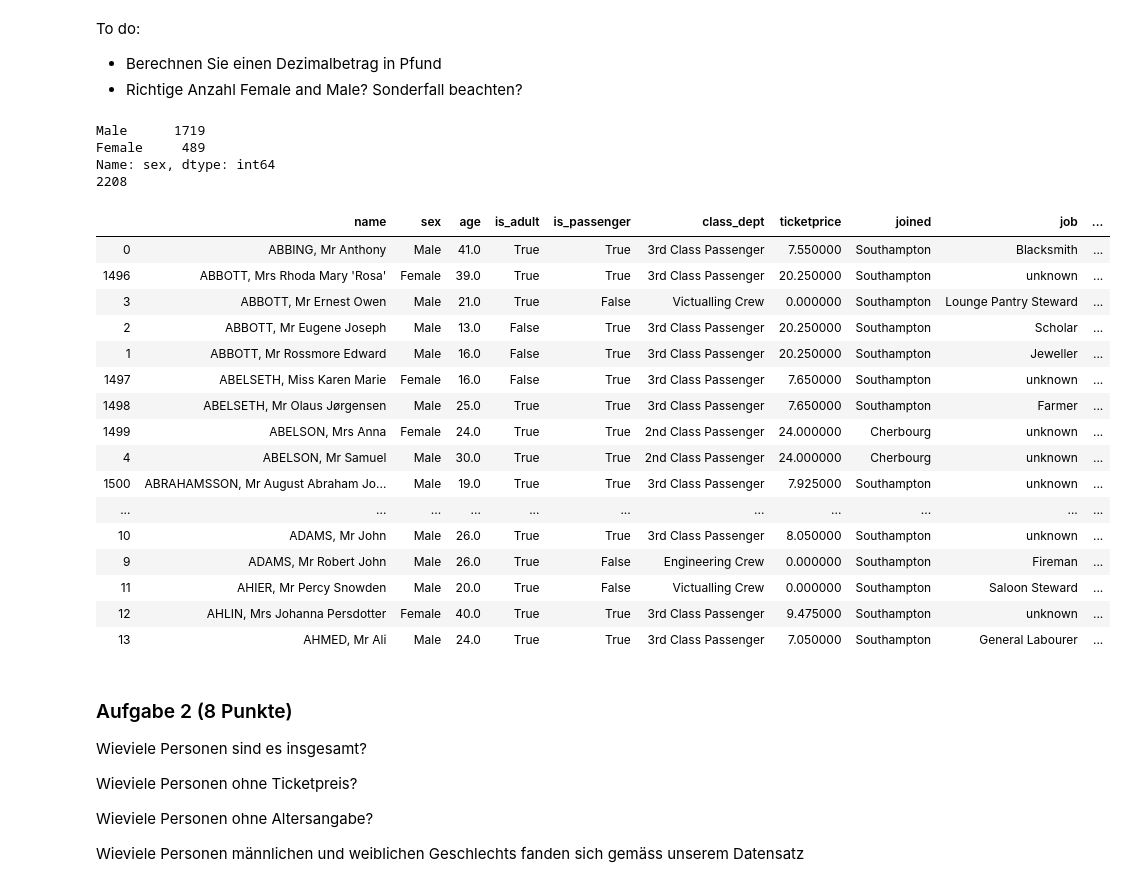
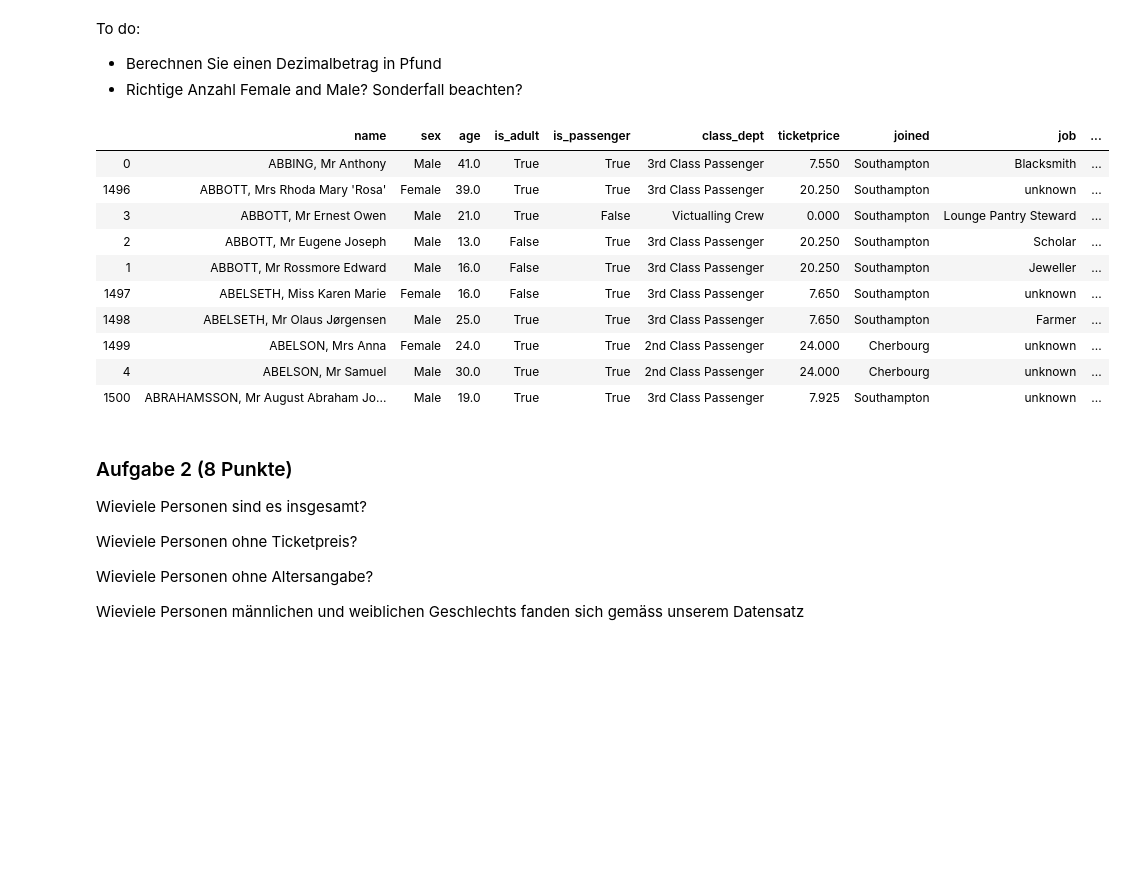
Before and after one commit to JuliaLauraMueller/dsp_hs2019, a Jupyter notebook: assignments/assignment11/exercise11.ipynb, the cells around one changed output. Cells and saved outputs as stored; diff of their text form; code cells hidden in the pictures; blank space fills up the shorter version.

```diff
--- a/assignments/assignment11/exercise11.ipynb
+++ b/assignments/assignment11/exercise11.ipynb
@@ -124,7 +109,6 @@ def cleanFile(df_1, df_2):
 
 
     # Calculate a decimal amount in pounds
-    #result_df['ticketprice'] = result_df['ticketprice'].str.replace('£|s|d', '')
     result_df.insert(4, 'pound', np.NaN)
     result_df.insert(5, 'shilling', np.NaN)
     result_df.insert(6, 'pence', np.NaN)
@@ -138,8 +122,6 @@ def cleanFile(df_1, df_2):
     result_df = result_df.fillna(value=values)
 
     result_df['ticketprice'] = result_df['pound'].astype('float64') + result_df['shilling'].astype('float64') / 20 + result_df['pence'].astype('float64') / 240
-
-
 
     #clean Age column with years (m=months)
     result_Age = result_df.loc[result_df['age'].str.contains('m') == True, ['age']] = round((1/12) * result_df['age'].str.split('m').str[0].astype('float64'), 1)
@@ -180,37 +162,27 @@ def cleanFile(df_1, df_2):
 
     # sort dataframe --> familyname
     cleaned_result_df = result_df.sort_values(by=['name'], ascending=True)
-    #cleaned_result_df.to_csv('titanic.csv')
-    print(cleaned_result_df['sex'].value_counts())
-    print(len(cleaned_result_df))
+    cleaned_result_df.to_csv('titanic.csv')
+    #print(cleaned_result_df['sex'].value_counts())
+    #print(len(cleaned_result_df))
 
 
     return cleaned_result_df
 # %%
 titanic_df = cleanFile(titanic_victims_df, titanic_survivors_df)
-titanic_df.head(20)
+titanic_df.head(10)
 # %% [output]
-Male      1719
-Female     489
-Name: sex, dtype: int64
-2208
 |  | name | sex | age | is_adult | is_passenger | class_dept | ticketprice | joined | job | ... |
-| 0 | ABBING, Mr Anthony | Male | 41.0 | True | True | 3rd Class Passenger | 7.550000 | Southampton | Blacksmith | ... |
-| 1496 | ABBOTT, Mrs Rhoda Mary 'Rosa' | Female | 39.0 | True | True | 3rd Class Passenger | 20.250000 | Southampton | unknown | ... |
-| 3 | ABBOTT, Mr Ernest Owen | Male | 21.0 | True | False | Victualling Crew | 0.000000 | Southampton | Lounge Pantry Steward | ... |
-| 2 | ABBOTT, Mr Eugene Joseph | Male | 13.0 | False | True | 3rd Class Passenger | 20.250000 | Southampton | Scholar | ... |
-| 1 | ABBOTT, Mr Rossmore Edward | Male | 16.0 | False | True | 3rd Class Passenger | 20.250000 | Southampton | Jeweller | ... |
-| 1497 | ABELSETH, Miss Karen Marie | Female | 16.0 | False | True | 3rd Class Passenger | 7.650000 | Southampton | unknown | ... |
-| 1498 | ABELSETH, Mr Olaus Jørgensen | Male | 25.0 | True | True | 3rd Class Passenger | 7.650000 | Southampton | Farmer | ... |
-| 1499 | ABELSON, Mrs Anna | Female | 24.0 | True | True | 2nd Class Passenger | 24.000000 | Cherbourg | unknown | ... |
-| 4 | ABELSON, Mr Samuel | Male | 30.0 | True | True | 2nd Class Passenger | 24.000000 | Cherbourg | unknown | ... |
-| 1500 | ABRAHAMSSON, Mr August Abraham Jo... | Male | 19.0 | True | True | 3rd Class Passenger | 7.925000 | Southampton | unknown | ... |
-| ... | ... | ... | ... | ... | ... | ... | ... | ... | ... | ... |
-| 10 | ADAMS, Mr John | Male | 26.0 | True | True | 3rd Class Passenger | 8.050000 | Southampton | unknown | ... |
-| 9 | ADAMS, Mr Robert John | Male | 26.0 | True | False | Engineering Crew | 0.000000 | Southampton | Fireman | ... |
-| 11 | AHIER, Mr Percy Snowden | Male | 20.0 | True | False | Victualling Crew | 0.000000 | Southampton | Saloon Steward | ... |
-| 12 | AHLIN, Mrs Johanna Persdotter | Female | 40.0 | True | True | 3rd Class Passenger | 9.475000 | Southampton | unknown | ... |
-| 13 | AHMED, Mr Ali | Male | 24.0 | True | True | 3rd Class Passenger | 7.050000 | Southampton | General Labourer | ... |
+| 0 | ABBING, Mr Anthony | Male | 41.0 | True | True | 3rd Class Passenger | 7.550 | Southampton | Blacksmith | ... |
+| 1496 | ABBOTT, Mrs Rhoda Mary 'Rosa' | Female | 39.0 | True | True | 3rd Class Passenger | 20.250 | Southampton | unknown | ... |
+| 3 | ABBOTT, Mr Ernest Owen | Male | 21.0 | True | False | Victualling Crew | 0.000 | Southampton | Lounge Pantry Steward | ... |
+| 2 | ABBOTT, Mr Eugene Joseph | Male | 13.0 | False | True | 3rd Class Passenger | 20.250 | Southampton | Scholar | ... |
+| 1 | ABBOTT, Mr Rossmore Edward | Male | 16.0 | False | True | 3rd Class Passenger | 20.250 | Southampton | Jeweller | ... |
+| 1497 | ABELSETH, Miss Karen Marie | Female | 16.0 | False | True | 3rd Class Passenger | 7.650 | Southampton | unknown | ... |
+| 1498 | ABELSETH, Mr Olaus Jørgensen | Male | 25.0 | True | True | 3rd Class Passenger | 7.650 | Southampton | Farmer | ... |
+| 1499 | ABELSON, Mrs Anna | Female | 24.0 | True | True | 2nd Class Passenger | 24.000 | Cherbourg | unknown | ... |
+| 4 | ABELSON, Mr Samuel | Male | 30.0 | True | True | 2nd Class Passenger | 24.000 | Cherbourg | unknown | ... |
+| 1500 | ABRAHAMSSON, Mr August Abraham Jo... | Male | 19.0 | True | True | 3rd Class Passenger | 7.925 | Southampton | unknown | ... |
 # %% [markdown]
 ### Aufgabe 2 (8 Punkte)
 
```
Also changed, not shown: parts of 13 cells of this notebook, 1 other file.
